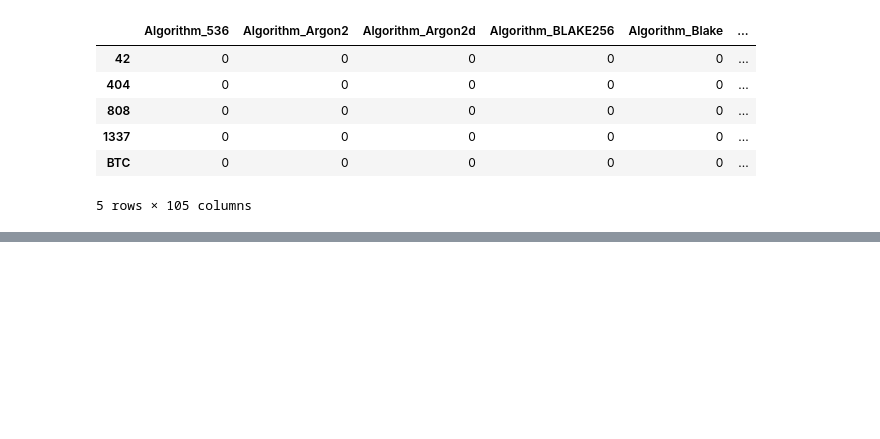
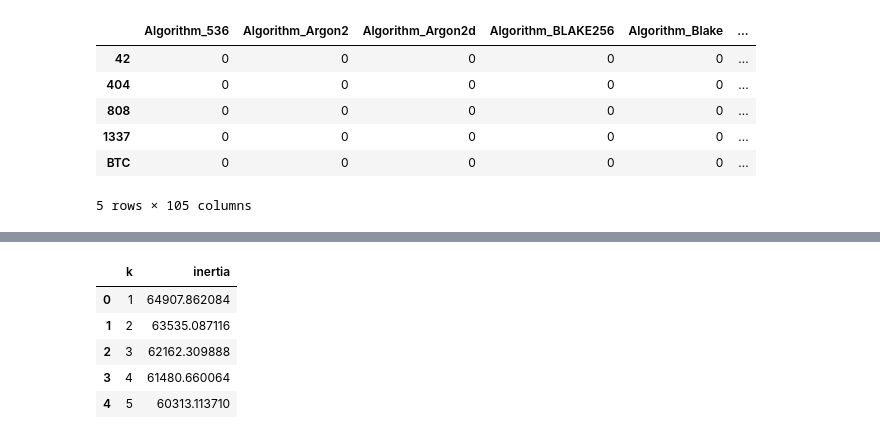
Before and after one commit to MsRubyRaine/Unsupervised_Machine_Learning-Cryptocurrency_Clusters, a Jupyter notebook: Working_Notebook.ipynb, the cells around one changed output, grey strips where cells are left out. Cells and saved outputs as stored; diff of their text form; code cells hidden in the pictures; blank space fills up the shorter version.

```diff
--- a/Working_Notebook.ipynb
+++ b/Working_Notebook.ipynb
@@ -72,0 +128,23 @@ df_crypto_dummies.head()
+# %%
+from sklearn.cluster import KMeans
+
+inertia = []
+k = list(range(1, 11))
+
+# Calculate the inertia for the range of k values
+for i in k:
+    km = KMeans(n_clusters=i, random_state=0)
+    km.fit(crypto_pca)
+    inertia.append(km.inertia_)
+
+# Create the Elbow Curve using hvPlot
+elbow_data = {"k": k, "inertia": inertia}
+df_elbow = pd.DataFrame(elbow_data)
+df_elbow.head()
+# %% [output]
+|  | k | inertia |
+| 0 | 1 | 64907.862084 |
+| 1 | 2 | 63535.087116 |
+| 2 | 3 | 62162.309888 |
+| 3 | 4 | 61480.660064 |
+| 4 | 5 | 60313.113710 |
```
Also changed, not shown: parts of 5 cells of this notebook.
